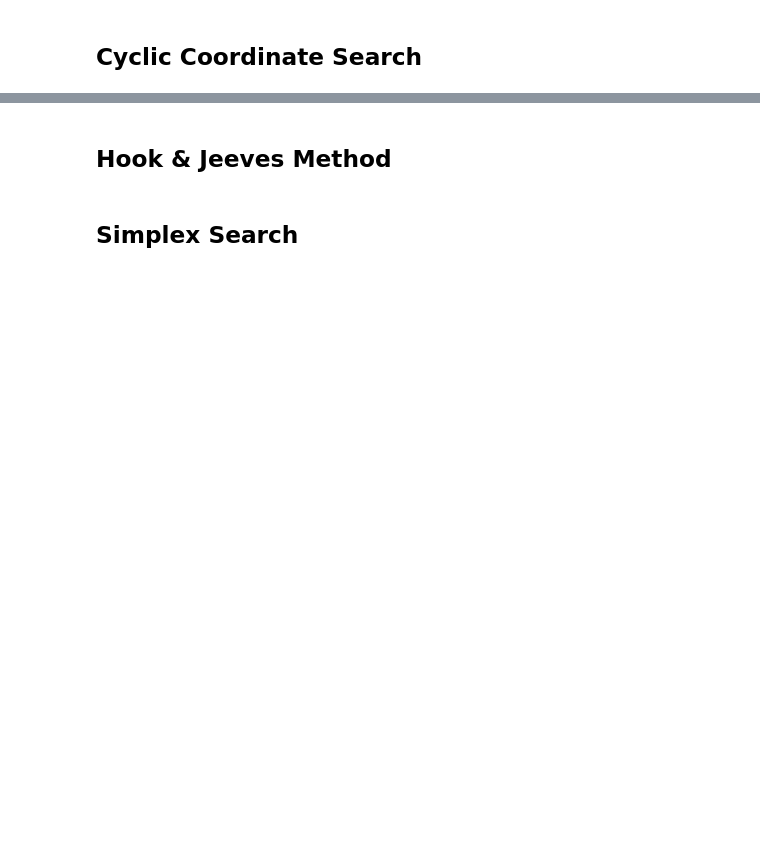
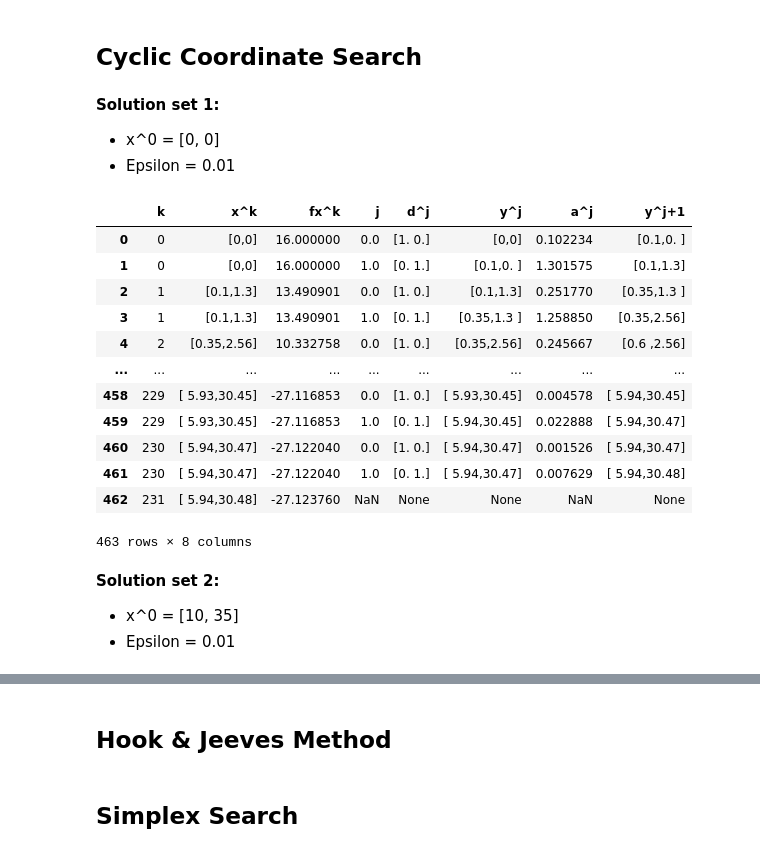
Before and after one commit to akinelden/ie440-homework3, a Jupyter notebook: HW3.ipynb, the cells around one changed output, grey strips where cells are left out. Cells and saved outputs as stored; diff of their text form; code cells hidden in the pictures; blank space fills up the shorter version.

```diff
--- a/HW3.ipynb
+++ b/HW3.ipynb
@@ -99 +91,26 @@ def CyclicCoordinateSearch(f, x0, epsilon):
+# %% [markdown]
+**Solution set 1:**
+*   x^0 = \[0, 0\]
+*   Epsilon = 0.01
+# %%
+output1 = CyclicCoordinateSearch(f,[0,0],0.01)
+output1
+# %% [output]
+|  | k | x^k | fx^k | j | d^j | y^j | a^j | y^j+1 |
+| 0 | 0 | [0,0] | 16.000000 | 0.0 | [1. 0.] | [0,0] | 0.102234 | [0.1,0. ] |
+| 1 | 0 | [0,0] | 16.000000 | 1.0 | [0. 1.] | [0.1,0. ] | 1.301575 | [0.1,1.3] |
+| 2 | 1 | [0.1,1.3] | 13.490901 | 0.0 | [1. 0.] | [0.1,1.3] | 0.251770 | [0.35,1.3 ] |
+| 3 | 1 | [0.1,1.3] | 13.490901 | 1.0 | [0. 1.] | [0.35,1.3 ] | 1.258850 | [0.35,2.56] |
+| 4 | 2 | [0.35,2.56] | 10.332758 | 0.0 | [1. 0.] | [0.35,2.56] | 0.245667 | [0.6 ,2.56] |
+| ... | ... | ... | ... | ... | ... | ... | ... | ... |
+| 458 | 229 | [ 5.93,30.45] | -27.116853 | 0.0 | [1. 0.] | [ 5.93,30.45] | 0.004578 | [ 5.94,30.45] |
+| 459 | 229 | [ 5.93,30.45] | -27.116853 | 1.0 | [0. 1.] | [ 5.94,30.45] | 0.022888 | [ 5.94,30.47] |
+| 460 | 230 | [ 5.94,30.47] | -27.122040 | 0.0 | [1. 0.] | [ 5.94,30.47] | 0.001526 | [ 5.94,30.47] |
+| 461 | 230 | [ 5.94,30.47] | -27.122040 | 1.0 | [0. 1.] | [ 5.94,30.47] | 0.007629 | [ 5.94,30.48] |
+| 462 | 231 | [ 5.94,30.48] | -27.123760 | NaN | None | None | NaN | None |
+463 rows × 8 columns
+# %% [markdown]
+**Solution set 2:**
+*   x^0 = \[10, 35\]
+*   Epsilon = 0.01
 # %%
```
Also changed, not shown: parts of 12 cells of this notebook, 1 other file.
